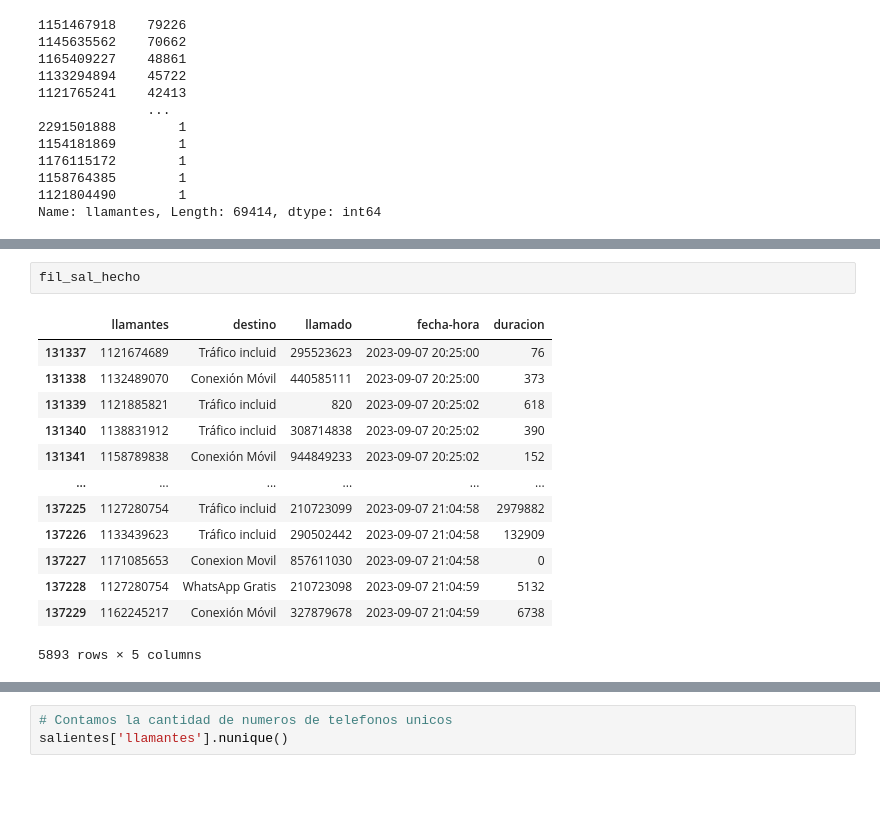
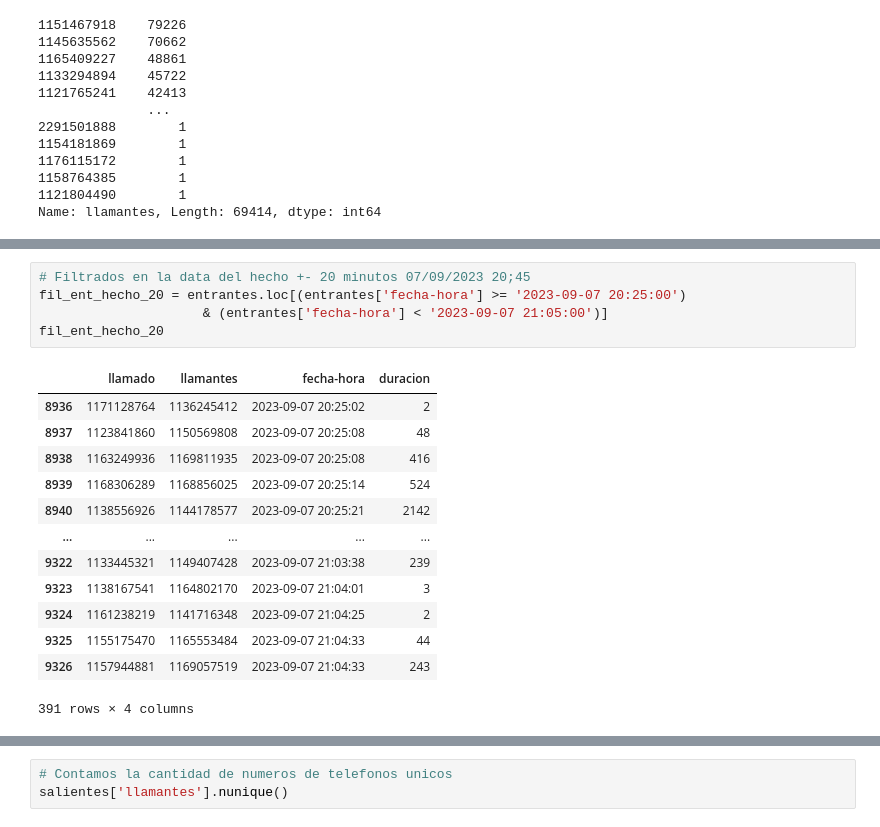
Before and after one commit to raulrm/juzfedlom, a Jupyter notebook: proceso.ipynb, the cells around one changed output, grey strips where cells are left out. Cells and saved outputs as stored; diff of their text form; blank space fills up the shorter version.

```diff
--- a/proceso.ipynb
+++ b/proceso.ipynb
@@ -73,16 +167,19 @@ fil_sal_hecho = salientes.loc[(salientes['fecha-hora'] >= '2023-09-07 20:25:00')
 # %%
-fil_sal_hecho
+# Filtrados en la data del hecho +- 20 minutos 07/09/2023 20;45
+fil_ent_hecho_20 = entrantes.loc[(entrantes['fecha-hora'] >= '2023-09-07 20:25:00')
+                     & (entrantes['fecha-hora'] < '2023-09-07 21:05:00')]
+fil_ent_hecho_20
 # %% [output]
-|  | llamantes | destino | llamado | fecha-hora | duracion |
-| 131337 | 1121674689 | Tráfico incluid | 295523623 | 2023-09-07 20:25:00 | 76 |
-| 131338 | 1132489070 | Conexión Móvil | 440585111 | 2023-09-07 20:25:00 | 373 |
-| 131339 | 1121885821 | Tráfico incluid | 820 | 2023-09-07 20:25:02 | 618 |
-| 131340 | 1138831912 | Tráfico incluid | 308714838 | 2023-09-07 20:25:02 | 390 |
-| 131341 | 1158789838 | Conexión Móvil | 944849233 | 2023-09-07 20:25:02 | 152 |
-| ... | ... | ... | ... | ... | ... |
-| 137225 | 1127280754 | Tráfico incluid | 210723099 | 2023-09-07 21:04:58 | 2979882 |
-| 137226 | 1133439623 | Tráfico incluid | 290502442 | 2023-09-07 21:04:58 | 132909 |
-| 137227 | 1171085653 | Conexion Movil | 857611030 | 2023-09-07 21:04:58 | 0 |
-| 137228 | 1127280754 | WhatsApp Gratis | 210723098 | 2023-09-07 21:04:59 | 5132 |
-| 137229 | 1162245217 | Conexión Móvil | 327879678 | 2023-09-07 21:04:59 | 6738 |
+|  | llamado | llamantes | fecha-hora | duracion |
+| 8936 | 1171128764 | 1136245412 | 2023-09-07 20:25:02 | 2 |
+| 8937 | 1123841860 | 1150569808 | 2023-09-07 20:25:08 | 48 |
+| 8938 | 1163249936 | 1169811935 | 2023-09-07 20:25:08 | 416 |
+| 8939 | 1168306289 | 1168856025 | 2023-09-07 20:25:14 | 524 |
+| 8940 | 1138556926 | 1144178577 | 2023-09-07 20:25:21 | 2142 |
+| ... | ... | ... | ... | ... |
+| 9322 | 1133445321 | 1149407428 | 2023-09-07 21:03:38 | 239 |
+| 9323 | 1138167541 | 1164802170 | 2023-09-07 21:04:01 | 3 |
+| 9324 | 1161238219 | 1141716348 | 2023-09-07 21:04:25 | 2 |
+| 9325 | 1155175470 | 1165553484 | 2023-09-07 21:04:33 | 44 |
+| 9326 | 1157944881 | 1169057519 | 2023-09-07 21:04:33 | 243 |
-5893 rows × 5 columns
+391 rows × 4 columns
```
Also changed, not shown: parts of 21 cells of this notebook, 1 other file.
